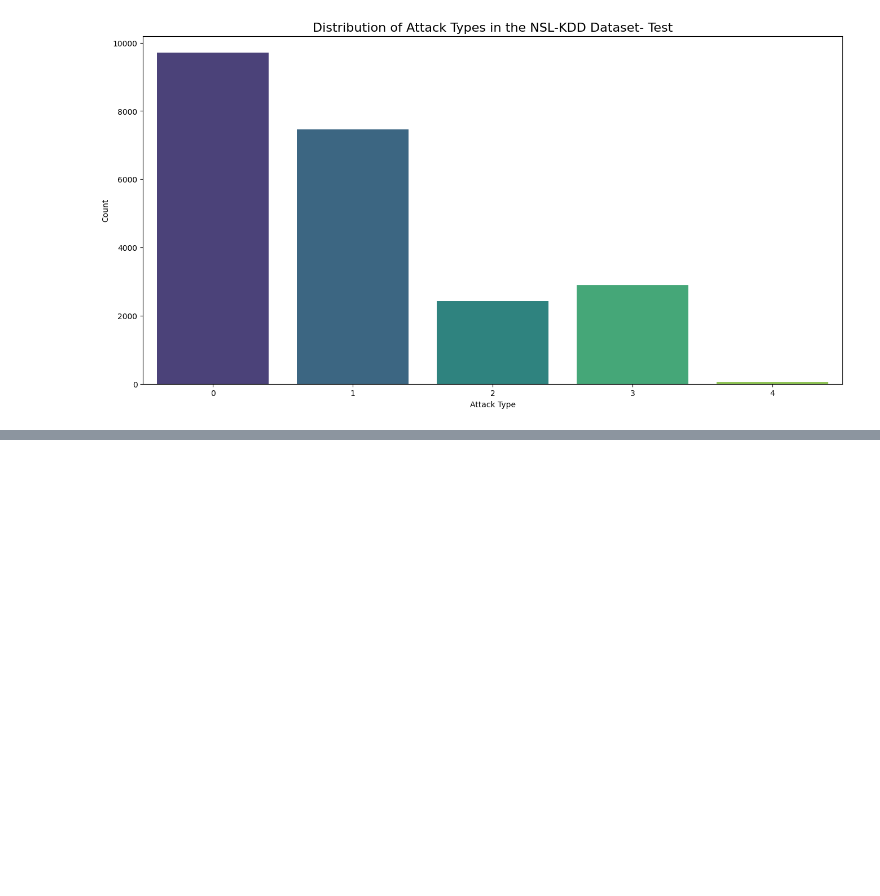
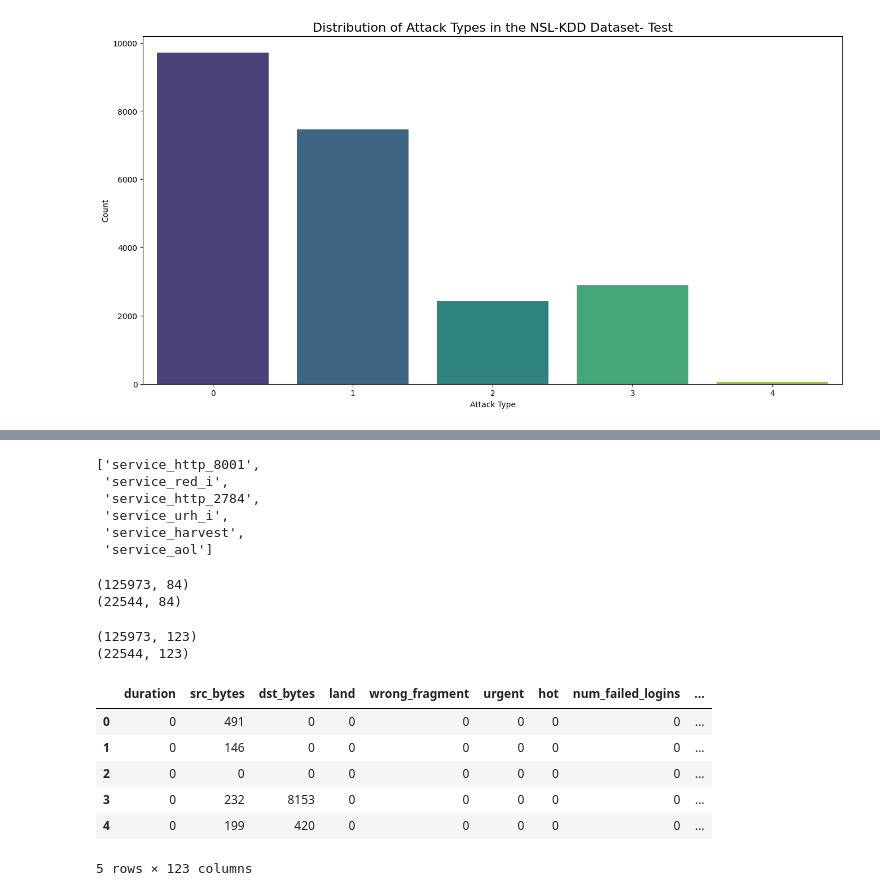
Before and after one commit to Shahriar-Saikat21/Anamoly_Detection_Ensemble_DNN, a Jupyter notebook: model.ipynb, the cells around one changed output, grey strips where cells are left out. Saved outputs shown, nothing was run; the diff lists cells and outputs as text; code cells hidden in the pictures; blank space fills up the shorter version.

Commit message:
Data Preprocessing Done

```diff
--- a/model.ipynb
+++ b/model.ipynb
@@ -179,0 +210,6 @@ Passing `palette` without assigning `hue` is deprecated and will be removed in v
+# %%
+categorical_columns=['protocol_type', 'service', 'flag']
+
+train_categorical_values = train_set[categorical_columns]
+test_categorical_values = test_set[categorical_columns]
+train_categorical_values.head()
@@ -179,0 +256,11 @@ Passing `palette` without assigning `hue` is deprecated and will be removed in v
+# %%
+encoder = OneHotEncoder(categories='auto')
+train_categorical_values_enc = encoder.fit_transform(train_categorical_values)
+train_cat_data = pd.DataFrame(train_categorical_values_enc.toarray(),columns=dumcols_train)
+
+
+# test set
+testdf_categorical_values_enc = encoder.fit_transform(test_categorical_values)
+testdf_cat_data = pd.DataFrame(testdf_categorical_values_enc.toarray(),columns=dumcols_test)
+
+train_cat_data.head()
@@ -179,0 +285,50 @@ Passing `palette` without assigning `hue` is deprecated and will be removed in v
+# %%
+trainservice=train_set['service'].tolist()
+testservice= test_set['service'].tolist()
+difference=list(set(trainservice) - set(testservice))
+string = 'service_'
+difference=[string + x for x in difference]
+difference
+# %% [output]
+['service_http_8001',
+ 'service_red_i',
+ 'service_http_2784',
+ 'service_urh_i',
+ 'service_harvest',
+ 'service_aol']
+# %%
+for col in difference:
+    testdf_cat_data[col] = 0
+
+print(train_cat_data.shape)
+print(testdf_cat_data.shape)
+# %% [output]
+(125973, 84)
+(22544, 84)
+# %%
+newdf_train=train_set.join(train_cat_data)
+newdf_train.drop('flag', axis=1, inplace=True)
+newdf_train.drop('protocol_type', axis=1, inplace=True)
+newdf_train.drop('service', axis=1, inplace=True)
+
+# test data
+newdf_test=test_set.join(testdf_cat_data)
+newdf_test.drop('flag', axis=1, inplace=True)
+newdf_test.drop('protocol_type', axis=1, inplace=True)
+newdf_test.drop('service', axis=1, inplace=True)
+
+print(newdf_train.shape)
+print(newdf_test.shape)
+# %% [output]
+(125973, 123)
+(22544, 123)
+# %%
+newdf_train.head()
+# %% [output]
+|  | duration | src_bytes | dst_bytes | land | wrong_fragment | urgent | hot | num_failed_logins | ... |
+| 0 | 0 | 491 | 0 | 0 | 0 | 0 | 0 | 0 | ... |
+| 1 | 0 | 146 | 0 | 0 | 0 | 0 | 0 | 0 | ... |
+| 2 | 0 | 0 | 0 | 0 | 0 | 0 | 0 | 0 | ... |
+| 3 | 0 | 232 | 8153 | 0 | 0 | 0 | 0 | 0 | ... |
+| 4 | 0 | 199 | 420 | 0 | 0 | 0 | 0 | 0 | ... |
+5 rows × 123 columns
```
Also changed, not shown: parts of 9 cells of this notebook, 1 other file.
